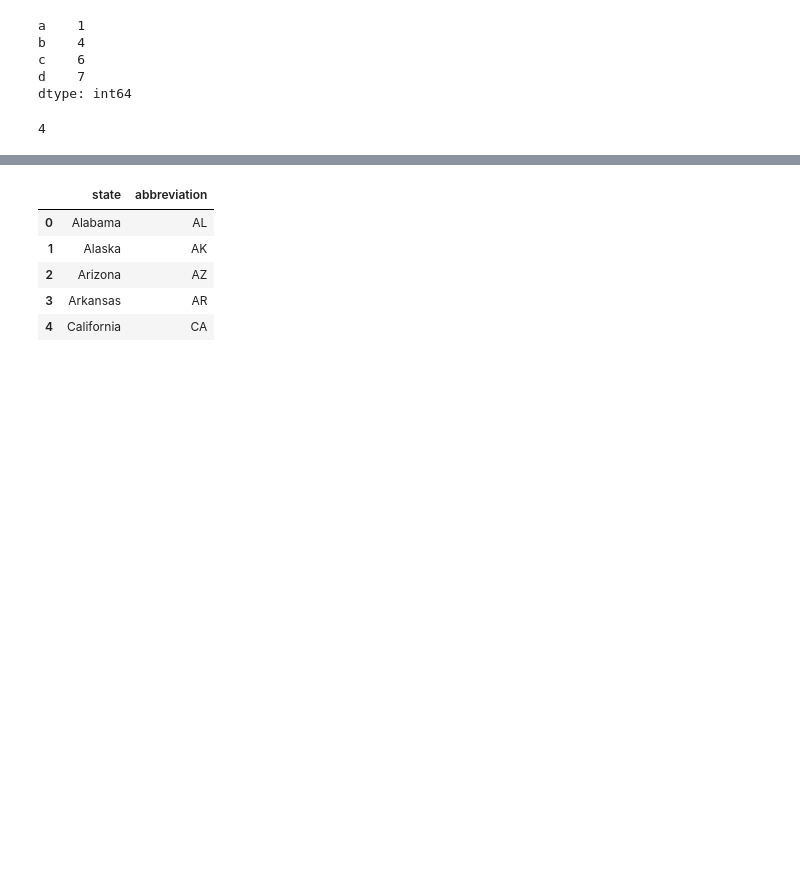
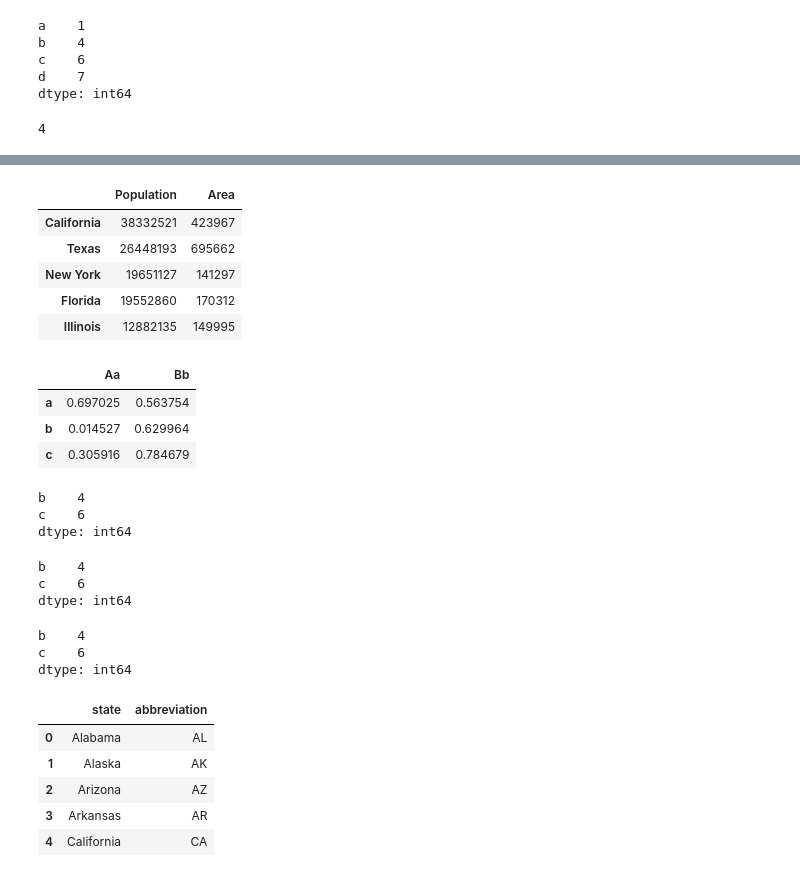
Before and after one commit to rajeev-khoodeeram/python, a Jupyter notebook: pandas_all.ipynb, the cells around one changed output, grey strips where cells are left out. Saved outputs shown, nothing was run; the diff lists cells and outputs as text; code cells hidden in the pictures; blank space fills up the shorter version.

```diff
--- a/pandas_all.ipynb
+++ b/pandas_all.ipynb
@@ -44,3 +78,47 @@ series_index['b']
+# %%
+finalDF
+# %% [output]
+|  | Population | Area |
+| California | 38332521 | 423967 |
+| Texas | 26448193 | 695662 |
+| New York | 19651127 | 141297 |
+| Florida | 19552860 | 170312 |
+| Illinois | 12882135 | 149995 |
+# %%
+# Forming a 2D dataframe from a numpy arrays
+
+twoDF = pd.DataFrame(np.random.rand(3,2), columns=["Aa", "Bb"], index=["a", "b", "c"])
+twoDF
+# %% [output]
+|  | Aa | Bb |
+| a | 0.697025 | 0.563754 |
+| b | 0.014527 | 0.629964 |
+| c | 0.305916 | 0.784679 |
+# %%
+# Series (slicing by implicit / explicit indexes, masking
+# Implicit : includes 1 and 2 (3-1) only
+imp = series_index[1:3]
+imp
+# %% [output]
+b    4
+c    6
+dtype: int64
+# %%
+# includes only b & c
+exp = series_index['b':'c']
+exp
+# %% [output]
+b    4
+c    6
+dtype: int64
+# %%
+# Masking (filtering)
+mask = series_index[(series_index > 1) & (series_index < 7)]
+mask
+# %% [output]
+b    4
+c    6
+dtype: int64
 # %%
 abbrevs.head()
 # %% [output]
```
Also changed, not shown: parts of 5 cells of this notebook.
